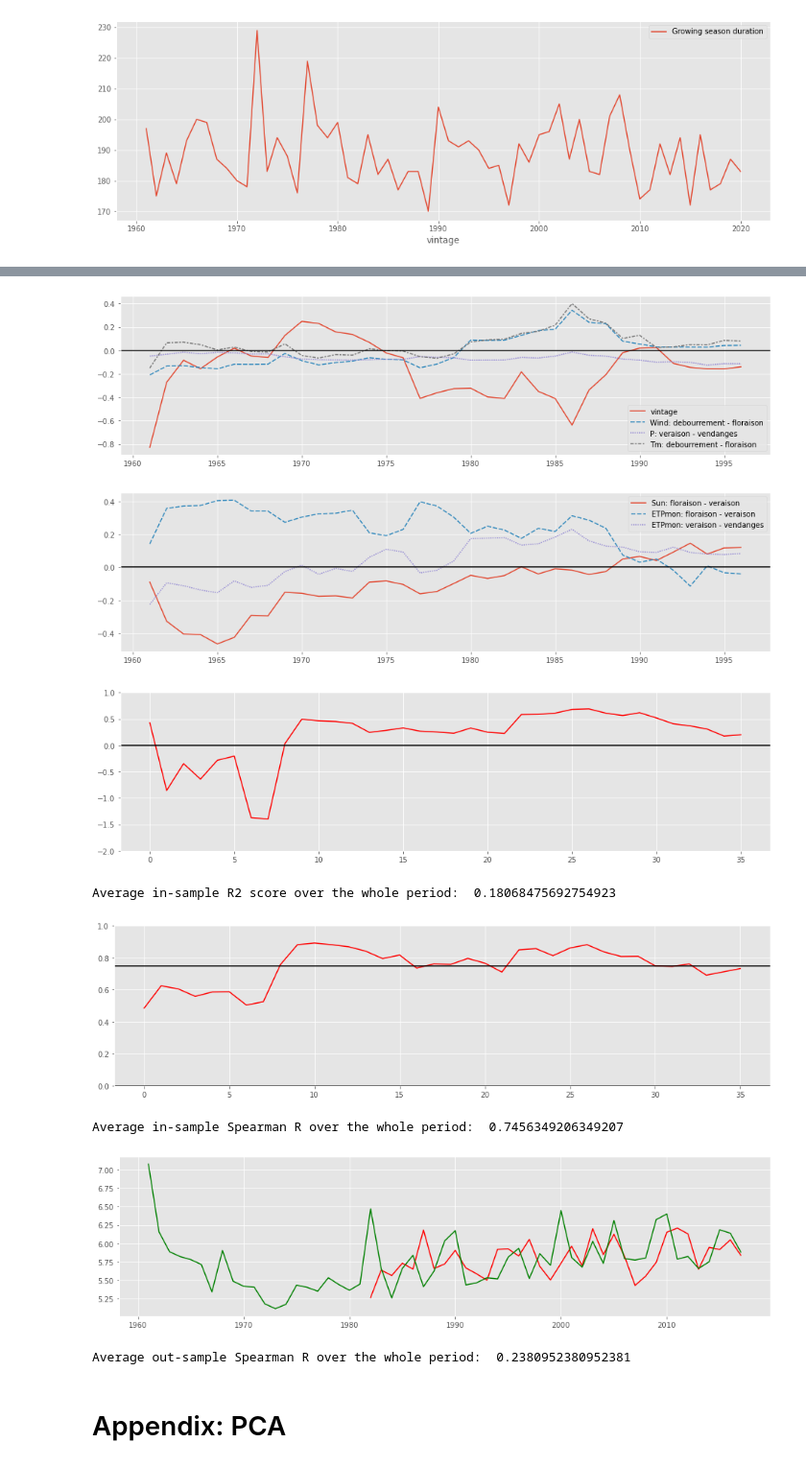
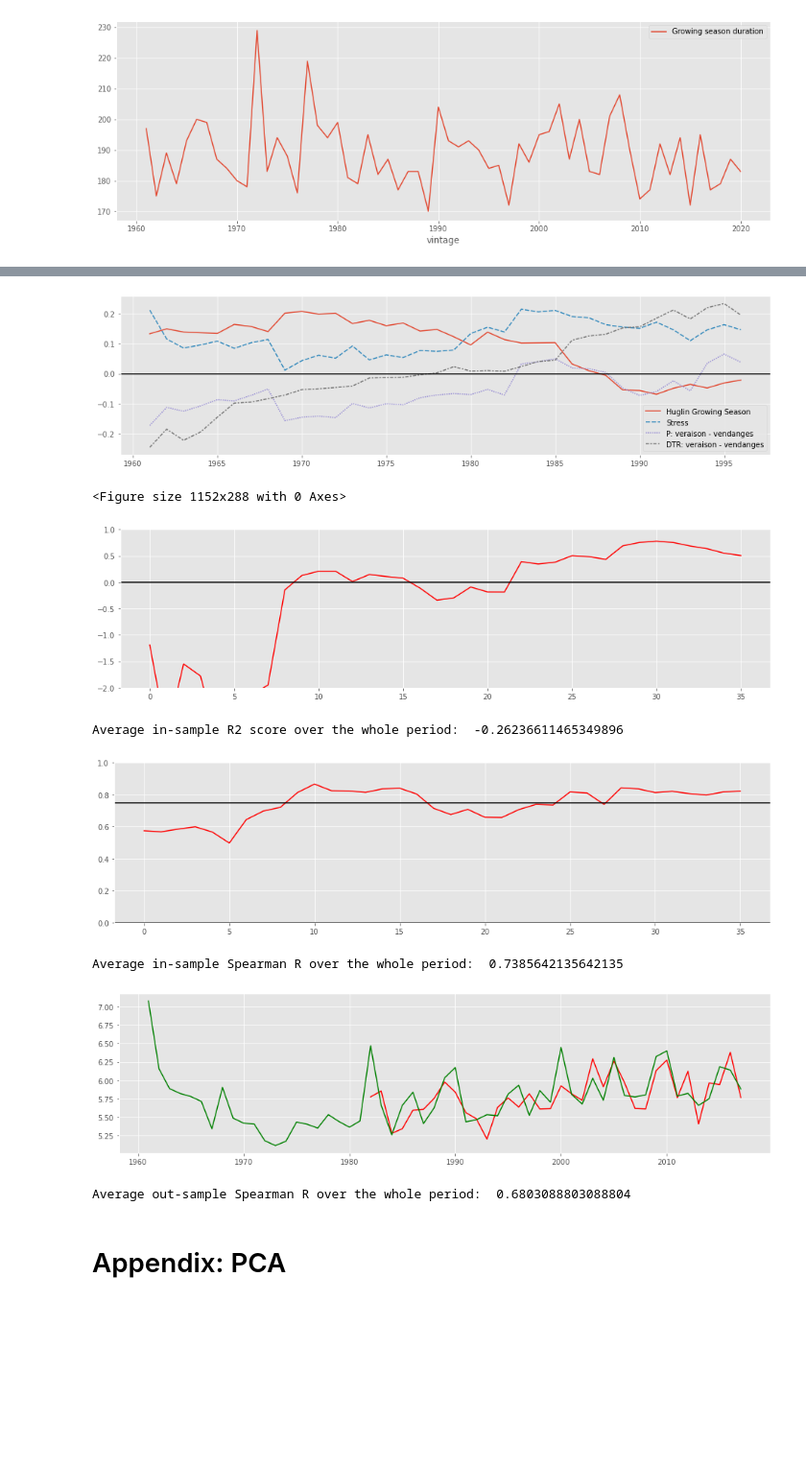
Before and after one commit to RoucherA/GrandCruClassifier, a Jupyter notebook: FE.ipynb, the cells around one changed output, grey strips where cells are left out. Shown at 96% size. Saved outputs shown, nothing was run; the diff lists cells and outputs as text; code cells hidden in the pictures; blank space fills up the shorter version.

Commit message:
First good reg results with hydric stress.

```diff
--- a/FE.ipynb
+++ b/FE.ipynb
@@ -64,7 +73,7 @@ for feature in features:
         for vintage in vintages:
             date_begin, date_end = pheno.loc[vintage, interval[0]], pheno.loc[vintage, interval[1]]
 
-            if feature in ['P', 'Sun', 'Hail', 'ETPmon', 'Wind', 'Frost', 'GDD', 'HStress']:
+            if feature in ['P', 'Sun', 'Hail', 'ETPmon', 'Wind', 'Frost', 'GDD10']:
                 df.loc[vintage, feature_name] = weather.loc[date_begin:date_end, feature].sum()
 
 
@@ -136,8 +145,14 @@ df[['Debourrement-floraison interval', 'Floraison-veraison interval', 'Veraison-
 prices = pd.read_excel('data/generated_average_prices.xlsx', index_col=0)
 display(prices.head())
 
+df['Tm Growing Season'] = df['Tm: debourrement - floraison'] + df['Tm: floraison - veraison'] + df['Tm: veraison - vendanges']
+df['Stress'] = 0.5*(df['ETPmon: floraison - veraison'] + df['ETPmon: veraison - vendanges']) - (df['P: floraison - veraison'] + df['P: veraison - vendanges'])
+df['Stress'] = (df['Stress'] > -150).astype(int) * df['Stress']
+df['Huglin Growing Season'] = df['Huglin: debourrement - floraison'] + df['Huglin: floraison - veraison'] + df['Huglin: veraison - vendanges']
 
 df['Log price'] = np.log(prices['Price'])
+
+plt.plot(df['Stress'])
 # %% [output]
 |  | Price |
 | Vintage |  |
@@ -193,7 +210,7 @@ y = df[['Log price']]
 linreg = LinearRegression()
 #forest = RandomForestRegressor(n_estimators=10, max_depth=10)
 tree = DecisionTreeRegressor(max_depth=10)
-rfe = RFE(forest, n_features_to_select=8)
+rfe = RFE(tree, n_features_to_select=8)
 rfe.fit(X,y.values.ravel())
 print(rfe.score(X,y))
 supp = rfe.support_
@@ -206,7 +223,7 @@ for i in range(len(list(X.columns))):
 print(sel_features)
 
 
-GOOD_FEATURES = ['vintage','Wind: debourrement - floraison','P: veraison - vendanges', 'P: veraison - vendanges', 'Tm: debourrement - floraison', 'Sun: floraison - veraison', 'ETPmon: floraison - veraison', 'ETPmon: veraison - vendanges']
-#X = X[GOOD_FEATURES]
+GOOD_FEATURES = ['Huglin Growing Season','Stress', 'P: veraison - vendanges', 'DTR: veraison - vendanges']
+X = X[GOOD_FEATURES]
 #X['Sq Tn: debourrement - floraison'] = X['Tn: debourrement - floraison']**2
 # %% [output]
@@ -219,7 +238,7 @@ from sklearn.metrics import r2_score
 from scipy.stats import spearmanr
 
 def model_tester(X, y):
-    coefficients = pd.DataFrame(0, index = X.columns.to_list(), columns=range(1961,1997))
+    coefficients = pd.DataFrame(0, index = ['const']+X.columns.to_list(), columns=range(1961,1997))
     r2_scores = []
     predictions = pd.DataFrame(index=range(1982,2018), columns=['Log Price'])
     spearman_scores = []
@@ -234,9 +253,7 @@ def model_tester(X, y):
 
         mod = sm.OLS(y_train.values.reshape(-1,1), X_train)
         res = mod.fit()
-
         coefs = pd.Series(res.params)
-        coefs.index = coefficients.index
         coefficients[year] = coefs
 
         r2_scores.append(r2_score(res.predict(X_train),y_train))
@@ -254,3 +271,4 @@ def model_tester(X, y):
     return coefficients, r2_scores, spearman_scores, predictions
 
 coefficients, r2_scores, spearman_scores, predictions = model_tester(X, y)
+display(predictions)
@@ -260,43 +296,43 @@ sns.lineplot(data=coefficients.T.iloc[:,1:6]).axhline(0., color='black')
 plt.show()
 
 plt.figure(figsize=(16,4))
-sns.lineplot(data=coefficients.T.iloc[:,6:]).axhline(0., color='black')
+#sns.lineplot(data=coefficients.T.iloc[:,6:]).axhline(0., color='black')
 plt.show()
 
 plt.figure(figsize=(16,4))
 sns.lineplot(data=r2_scores, color='red').axhline(0., color='black')
 plt.ylim((-2,1))
 plt.plot(0)
 plt.savefig('views/In-sample_R2_simple_regression.png')
 plt.show()
 print('Average in-sample R2 score over the whole period: ',np.mean(r2_scores))
 
 plt.figure(figsize=(16,4))
 sns.lineplot(data=spearman_scores, color='red').axhline(0., color='black')
 plt.ylim((0,1))
 plt.axhline(0.75, color='black')
 plt.savefig('views/In-sample_Spearman_R_simple_regression.png')
 plt.show()
 print('Average in-sample Spearman R over the whole period: ',np.mean(spearman_scores))
 
 
 plt.figure(figsize=(16,4))
 plt.plot(predictions, color='red')
 plt.plot(y, color='green')
 
 plt.savefig('views/Spearman_R_simple_regression.png')
 plt.show()
 
 print('Average out-sample Spearman R over the whole period: ',spearmanr(predictions.loc[1982:2017], y.loc[1982:2017])[0])
 # %% [output]
-[figure, old version]
+[figure, new version]
+<Figure size 1152x288 with 0 Axes>
-[figure, old version]
+[figure, new version]
+Average in-sample R2 score over the whole period:  -0.26236611465349896
-[figure, old version]
+[figure, new version]
-Average in-sample R2 score over the whole period:  0.18068475692754923
+Average in-sample Spearman R over the whole period:  0.7385642135642135
-[figure, old version]
+[figure, new version]
-Average in-sample Spearman R over the whole period:  0.7456349206349207
-[figure, removed]
-Average out-sample Spearman R over the whole period:  0.2380952380952381
+Average out-sample Spearman R over the whole period:  0.6803088803088804
 # %% [markdown]
 # Appendix: PCA
 # %%
```
Also changed, not shown: parts of 13 cells of this notebook, 4 other files.
